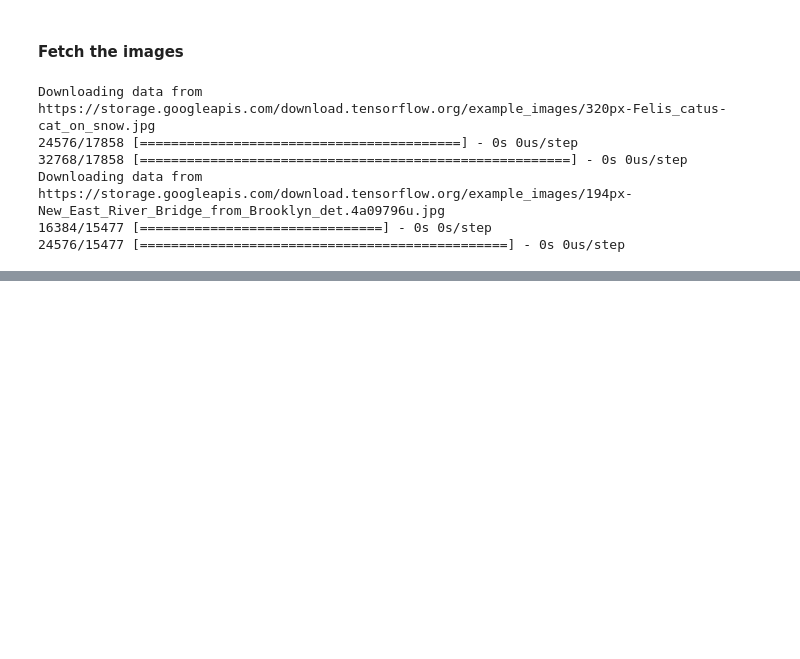
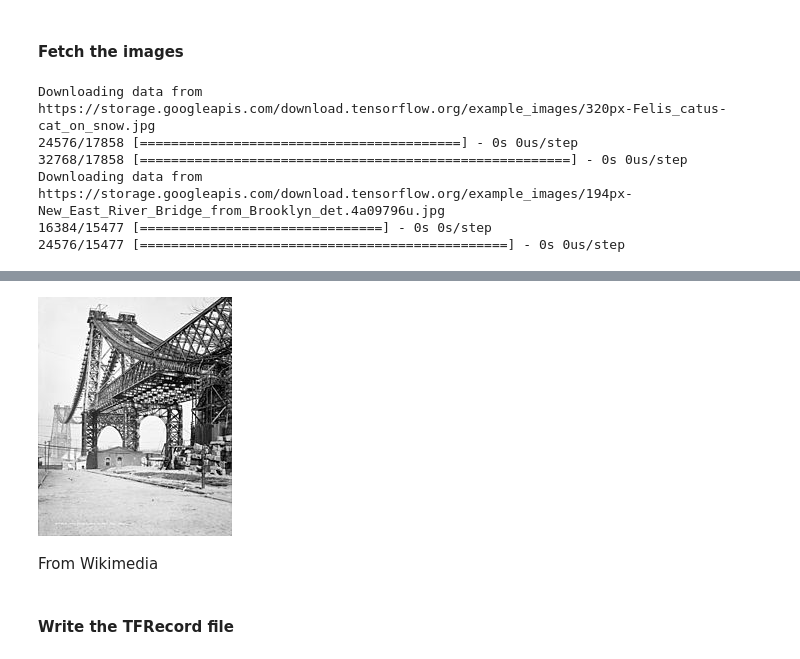
Before and after one commit to cswnote/tf25, a Jupyter notebook: tutorial TFRecord and tf.train.Example.ipynb, the cells around one changed output, grey strips where cells are left out. Drawn from its saved outputs; the diff is of its cells as text; code cells hidden in the pictures; blank space fills up the shorter version.

```diff
--- a/tutorial TFRecord and tf.train.Example.ipynb
+++ b/tutorial TFRecord and tf.train.Example.ipynb
@@ -317,0 +322,8 @@ display.display(display)
+# %%
+display.display(display.Image(filename=williamsburg_bridge))
+display.display(display.HTML('<a "href=https://commons.wikimedia.org/wiki/File:New_East_River_Bridge_from_Brooklyn_det.4a09796u.jpg">From Wikimedia</a>'))
+# %% [output]
+[figure, added]
+From Wikimedia
+# %% [markdown]
+#### Write the TFRecord file
```
Also changed, not shown: parts of 13 cells of this notebook, 1 other file.
